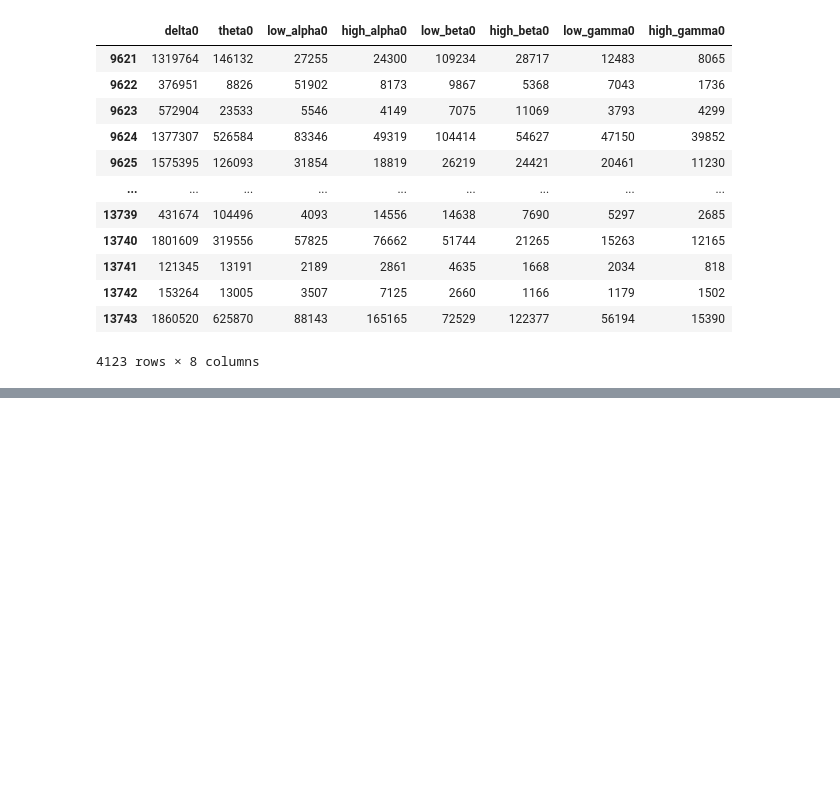
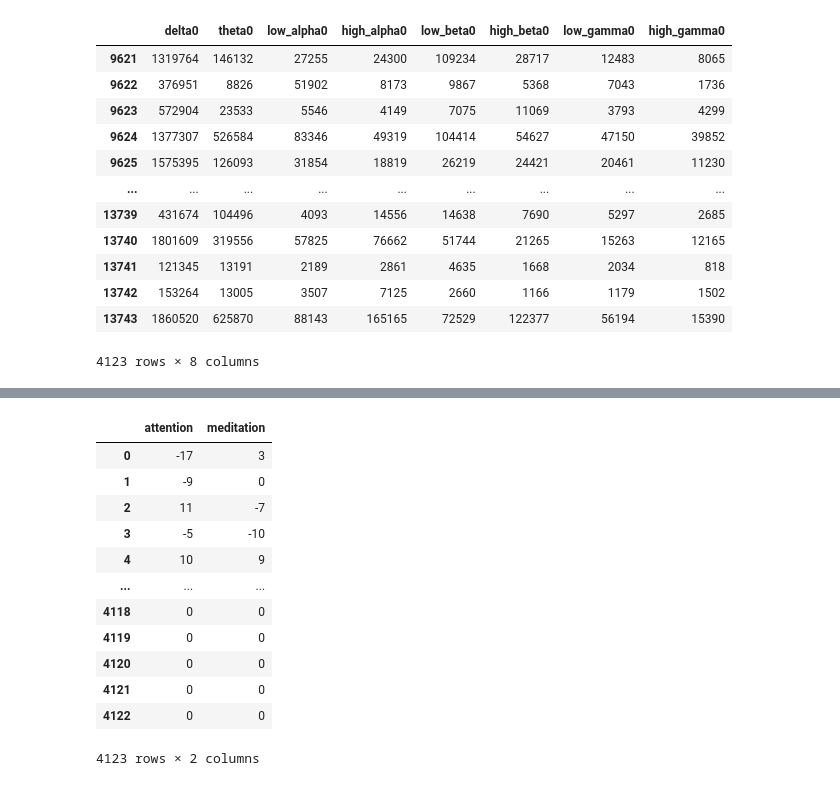
Before and after one commit to FernandaDiazG/PROVERICYT2025, a Jupyter notebook: randomforest.ipynb, the cells around one changed output, grey strips where cells are left out. Saved outputs shown, nothing was run; the diff lists cells and outputs as text; code cells hidden in the pictures; blank space fills up the shorter version.

```diff
--- a/randomforest.ipynb
+++ b/randomforest.ipynb
@@ -76,0 +114,19 @@ with closing(sqlite3.connect(db)) as conn:
+# %%
+comp = session[['attention0','meditation0']].iloc[entrenar:,:].rename(columns={"attention0": "attention", "meditation0": "meditation"})
+comp.reset_index(drop=True, inplace=True)
+# %%
+predictions.sub(comp, fill_value=0)
+# %% [output]
+|  | attention | meditation |
+| 0 | -17 | 3 |
+| 1 | -9 | 0 |
+| 2 | 11 | -7 |
+| 3 | -5 | -10 |
+| 4 | 10 | 9 |
+| ... | ... | ... |
+| 4118 | 0 | 0 |
+| 4119 | 0 | 0 |
+| 4120 | 0 | 0 |
+| 4121 | 0 | 0 |
+| 4122 | 0 | 0 |
+4123 rows × 2 columns
```
Also changed, not shown: parts of 4 cells of this notebook, 3 other files.
